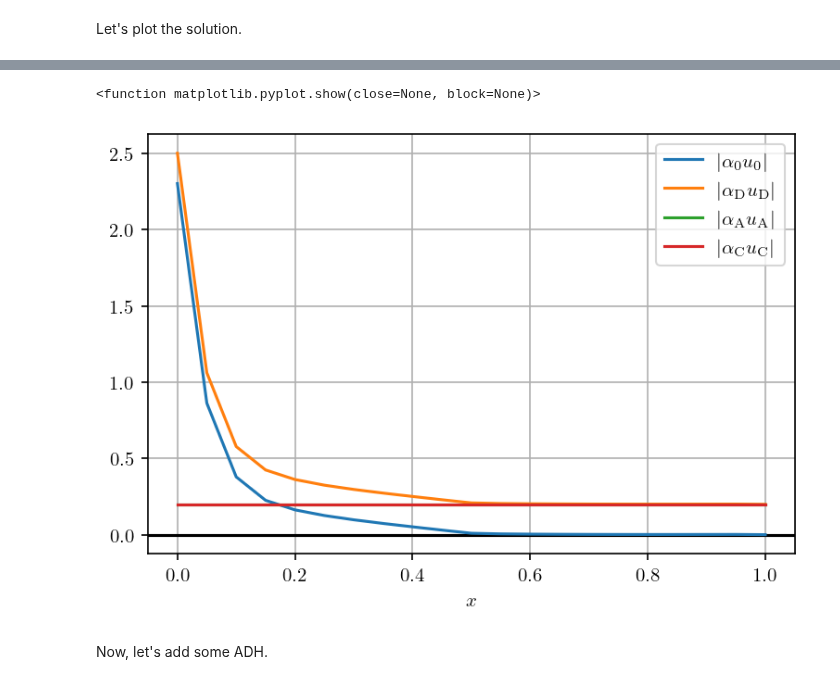
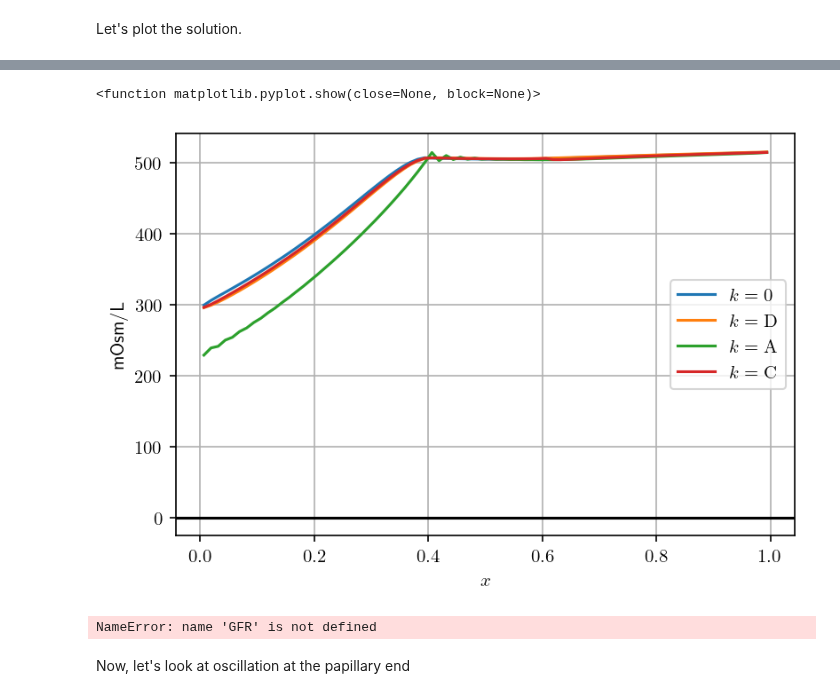
Before and after one commit to mathmd/kidney, a Jupyter notebook: simp_kidney/simp_kidney.ipynb, the cells around one changed output, grey strips where cells are left out. Cells and saved outputs as stored; diff of their text form; code cells hidden in the pictures.

```diff
--- a/simp_kidney/simp_kidney.ipynb
+++ b/simp_kidney/simp_kidney.ipynb
@@ -406,22 +534,37 @@ plt.show
+# %%
+# Plotting osmolarity
+
+fig, ax = plt.subplots()
+plt.rcParams['text.usetex'] = True
+ax.grid(True, which='both')
+ax.axhline(y=0, color='k')
+for k in range(4):
+    ax.plot(medulla,2*y_c[-1,0,k,:]+y_c[-1,1,k,:],label=r'$k={}$'.format(compartments[k]))
+ax.legend()
+plt.xlabel(r"$x$")
+plt.ylabel(r"mOsm/L")
+plt.show
+# %% [output]
+<function matplotlib.pyplot.show(close=None, block=None)>
+[figure, added]
 # %%
-y_wflow = np.zeros((4,N+1))
-for k in range(4):
-    y_wflow[k,:] = np.abs(water_flow(k,y_alpha[-1],y_c[-1],y_p[-1],GFR,p_vessel))
+# y_wflow = np.zeros((4,N+1))
+# for k in range(4):
+#     y_wflow[k,:] = np.abs(water_flow(k,y_alpha[-1],y_c[-1],y_p[-1],DCT_junc,F_PCT,P_v,P_p))
 
-fig, ax = plt.subplots()
-ax.grid(True, which='both')
-ax.axhline(y=0, color='k')
-plt.rcParams['text.usetex'] = True
-m_grid = np.linspace(0,1,N+1)
-for k in range(4):
-    ax.plot(m_grid,y_wflow[k,:],label=r'$|\alpha_{}u_{}|$'.format(compartments[k],compartments[k]))
-ax.legend()
-plt.xlabel(r"$x$")
-# plt.ylabel(r"$g(s)$")
-plt.show
+# fig, ax = plt.subplots()
+# ax.grid(True, which='both')
+# ax.axhline(y=0, color='k')
+# plt.rcParams['text.usetex'] = True
+# m_grid = np.linspace(0,1,N+1)
+# for k in range(4):
+#     ax.plot(m_grid,y_wflow[k,:],label=r'$|\alpha_{}u_{}|$'.format(compartments[k],compartments[k]))
+# ax.legend()
+# plt.xlabel(r"$x$")
+# # plt.ylabel(r"$g(s)$")
+# plt.show
 # %% [output]
-<function matplotlib.pyplot.show(close=None, block=None)>
+NameError: name 'GFR' is not defined
-[figure, removed]
 # %%
 # y_wtrans = np.zeros((4,N))
 # for k in range(4):
@@ -437,6 +580,6 @@ plt.show
 # plt.xlabel(r"$x$")
 # # plt.ylabel(r"$g(s)$")
 # plt.show
-# %% [markdown]
-Now, let's add some ADH.
+# %% [markdown]
+Now, let's look at oscillation at the papillary end
 # %%
```
Also changed, not shown: parts of 19 cells of this notebook, 7 other files.
